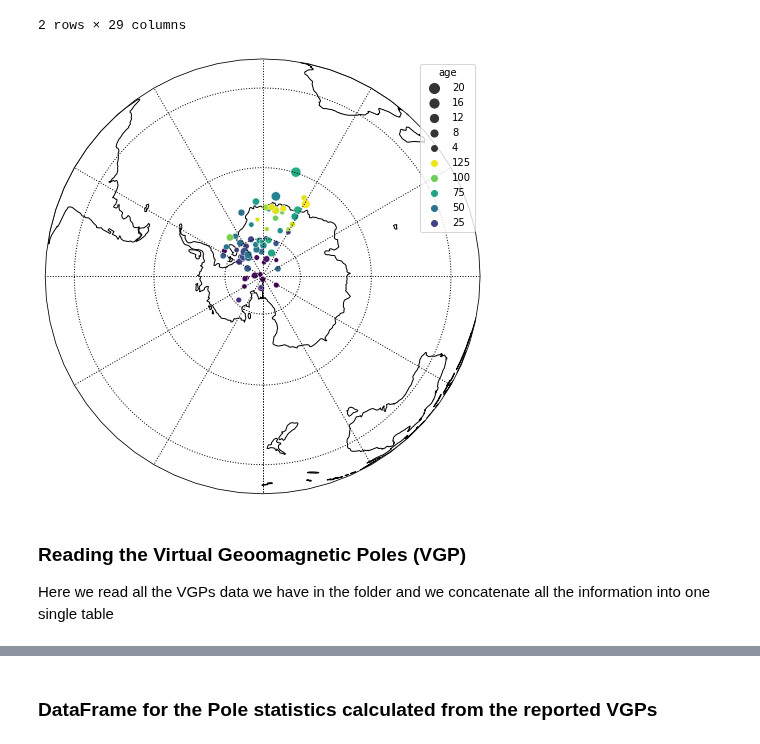
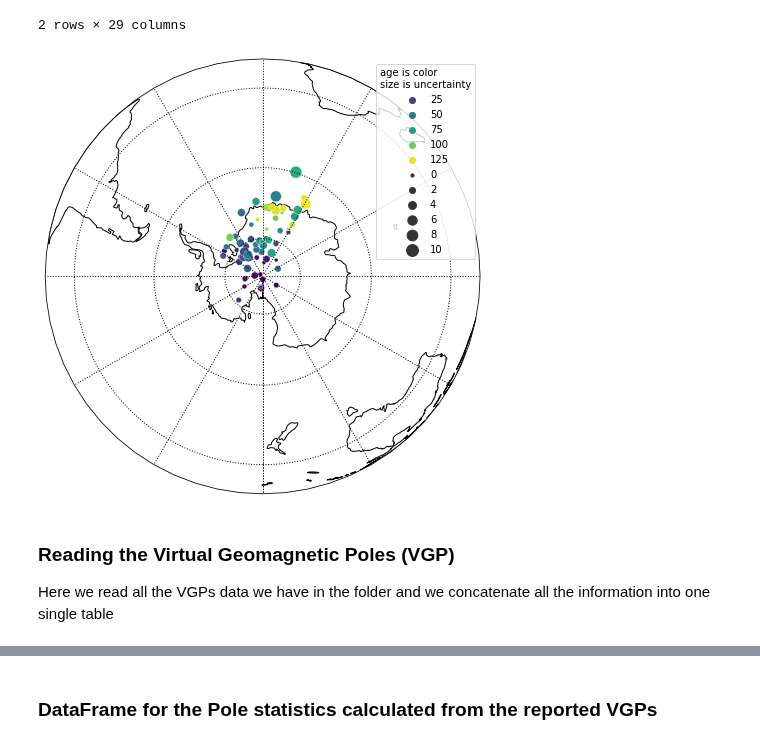
Before and after one commit to bramvaes/Young_CEED_2.0, a Jupyter notebook: Data_read.ipynb, the cells around one changed output, grey strips where cells are left out. Cells and saved outputs as stored; diff of their text form; code cells hidden in the pictures.

```diff
--- a/Data_read.ipynb
+++ b/Data_read.ipynb
@@ -39,25 +39,19 @@ df_NAM.head(2)
 # %%
 map_axis = ipmag.make_orthographic_map(0, -90, land_color='white')
 
 sns.scatterplot(x = df_NAM['plon'], y = df_NAM['plat'],
-                hue = df_NAM['age'],  size = (df_NAM['max_age'] - df_NAM['min_age']) , sizes=(20, 100),
+                hue = df_NAM['age'],  size = (df_NAM['max_age'] - df_NAM['age']) , sizes=(10, 140),
                 palette="viridis",
                 transform = ccrs.PlateCarree())
 
 handles, labels = map_axis.get_legend_handles_labels()
 
-handles.insert(0, 'Title 1')
-labels.insert(0, '')
-
-handles.insert(2, 'Title 2')
-labels.insert(2, '')
-
-map_axis.legend(reversed(handles), reversed(labels),title='age')
+map_axis.legend(handles, labels,title='age is color\nsize is uncertainty')
 plt.show()
 # %% [output]
-[figure, old version]
+[figure, new version]
 # %% [markdown]
-### Reading the Virtual Geoomagnetic Poles (VGP)
+### Reading the Virtual Geomagnetic Poles (VGP)
 
 Here we read all the VGPs data we have in the folder and we concatenate all the information into one single table
 # %%
```
Also changed, not shown: parts of 8 cells of this notebook, 1 other file.
